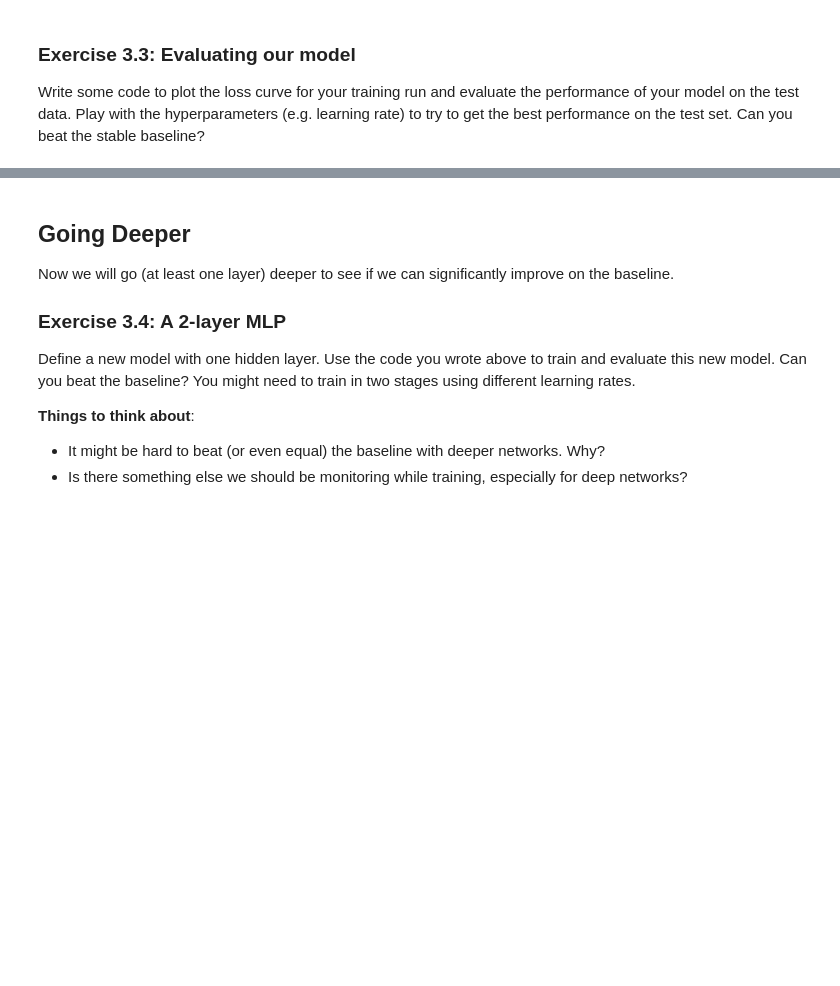
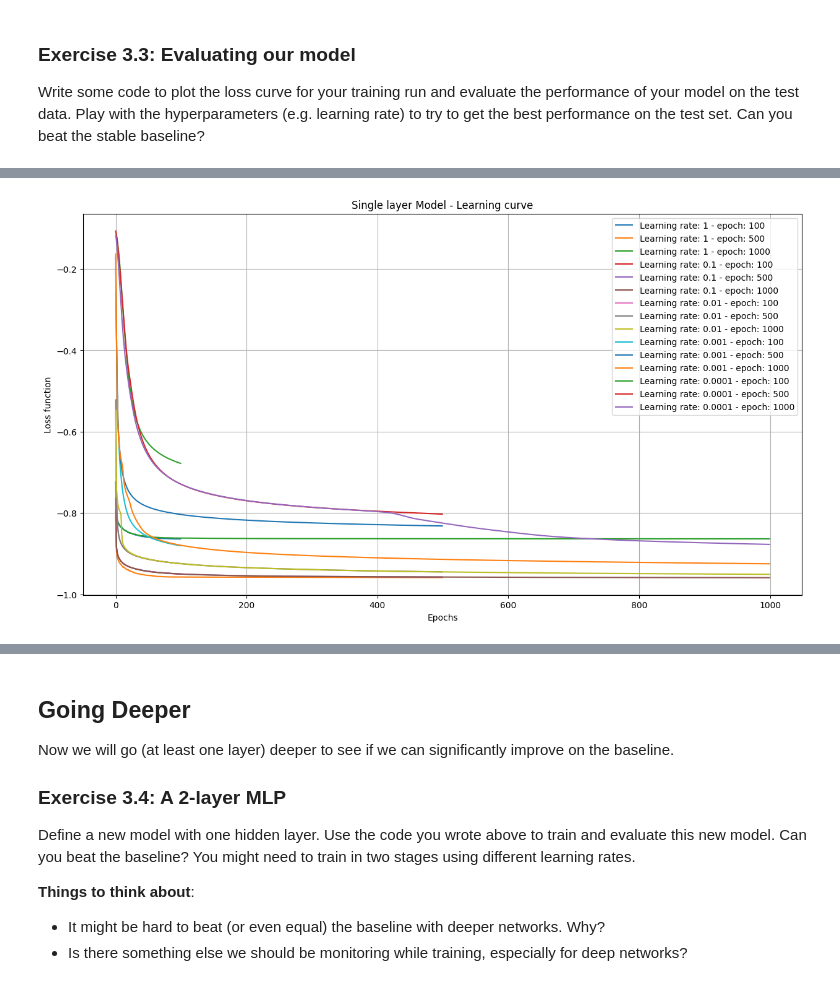
Before and after one commit to ammoniaca/lab4, a Jupyter notebook: Lab4-PyTorch.ipynb, the cells around one changed output, grey strips where cells are left out. Saved outputs shown, nothing was run; the diff lists cells and outputs as text; code cells hidden in the pictures; blank space fills up the shorter version.

```diff
--- a/Lab4-PyTorch.ipynb
+++ b/Lab4-PyTorch.ipynb
@@ -237,13 +237,12 @@ MNIST is kind of big, and thus inconvenient to work with unless using the GPU. F
 Modify `ds.train` to use only a subset of, say, 10000 images sampled from the original data. Make sure to select the correct corresponding targets.
 # %%
 # Randomly sample 10000 training images.
-
 
 seed = 24325
 torch.manual_seed(seed) # Set random seed.
 
 # set subset dimension
-num_train = 10000
+num_train = 20000
 
 # select num_train random indeces. First we apply a permutation on the 60000 elements in the train set
 # and then take the first num_train
@@ -255,6 +254,6 @@ Xs_train_small = Xs_train[I]
 ys_train_small = ys_train[I]
 
 index_num_print = 10
-print(f"Print the first {index_num_print} index:")
+print(f"Print the first {index_num_print} indices:")
 print(I[:index_num_print])
 # %% [output]
@@ -446,3 +552,31 @@ weighted avg       0.92      0.92      0.92     10000
 ### Exercise 3.3: Evaluating our model
 
 Write some code to plot the loss curve for your training run and evaluate the performance of your model on the test data. Play with the hyperparameters (e.g. learning rate) to try to get the best performance on the test set. Can you beat the stable baseline?
+# %%
+# setting
+learning_rates = [1, 0.1, 0.01, 0.001, 0.0001]
+epochs = [100, 500, 1000]
+# Just for testing
+# learning_rates = [0.001, 0.0001]
+# epochs = [100, 250]
+
+batch_size = 32
+
+learning_curve = {}
+accuracies = {}
+for rate in learning_rates:
+    for epoch in epochs:
+
+        dl_train = DataLoader(TensorDataset(Xs_train_small, ys_train_small), batch_size=batch_size, shuffle=True)
+
+        model = torch.nn.Sequential(torch.nn.Linear(784, 10),  torch.nn.Softmax(1)).to(device)
+        opt = torch.optim.SGD(model.parameters(), lr=rate)
+
+        curve = [train_epoch(model, dl_train, opt) for _ in range(epoch)]
+        learning_curve[(rate, epoch)] = curve
+
+        predicts = torch.argmax(model(Xs_test), dim=1)
+        accuracy = torch.sum(predicts == ys_test).item()/len(ys_test)
+
+        learning_curve[(rate, epoch)] = curve
+        print(f"Learning rate: {rate} - epoch: {epoch} -> Accuracy: {accuracy}")
@@ -448,0 +599,13 @@ Write some code to plot the loss curve for your training run and evaluate the pe
+# %%
+plt.figure(figsize=(15,8))
+for key, curve in learning_curve.items():
+    rate, epoch = key
+    plt.plot(curve, label=f"Learning rate: {rate} - epoch: {epoch}")
+plt.grid()
+plt.xlabel(f"Epochs")
+plt.ylabel("Loss function")
+plt.title("Single layer Model - Learning curve")
+plt.legend()
+plt.show()
+# %% [output]
+[figure, added]
```
Also changed, not shown: parts of 36 cells of this notebook.
